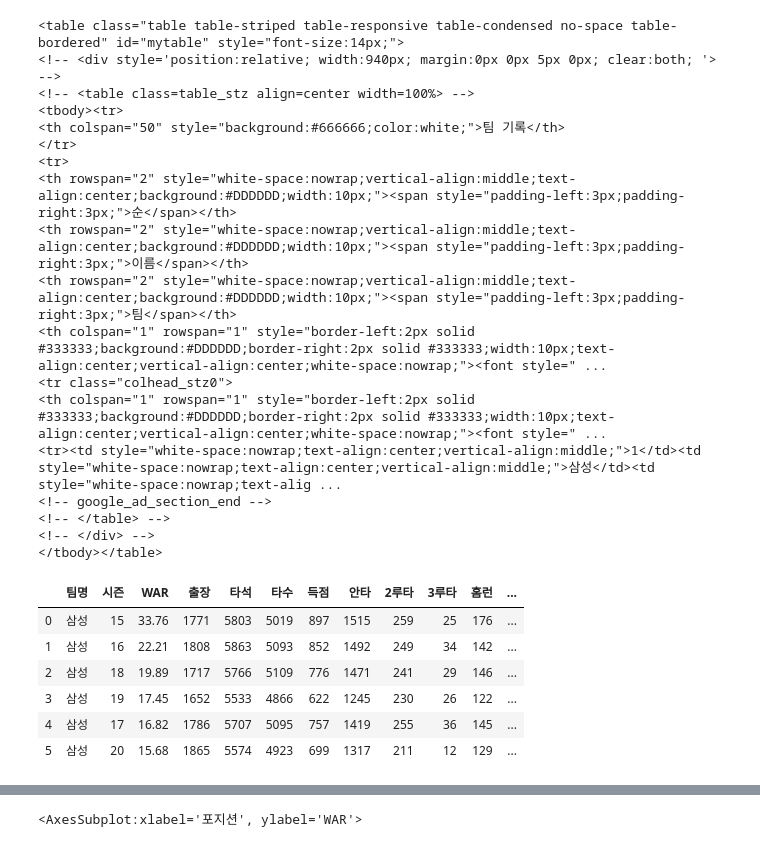
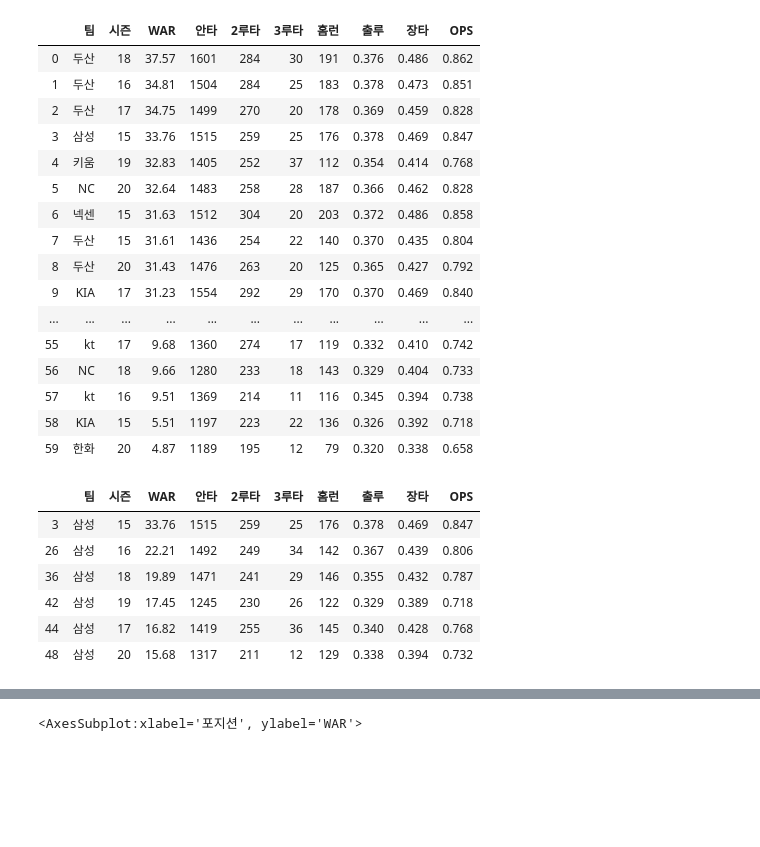
Before and after one commit to jeonprize/KBO-Analysis, a Jupyter notebook: SL preprocessing.ipynb, the cells around one changed output, grey strips where cells are left out. Saved outputs shown, nothing was run; the diff lists cells and outputs as text; code cells hidden in the pictures; blank space fills up the shorter version.

```diff
--- a/SL preprocessing.ipynb
+++ b/SL preprocessing.ipynb
@@ -33,22 +19,0 @@ bsObject = BeautifulSoup(html,"html.parser")
-# %%
-temp = bsObject.find_all("table")[1]
-temp
-# %% [output]
-<table class="table table-striped table-responsive table-condensed no-space table-bordered" id="mytable" style="font-size:14px;">
-<!-- <div style='position:relative; width:940px; margin:0px 0px 5px 0px; clear:both; '> -->
-<!-- <table class=table_stz align=center width=100%> -->
-<tbody><tr>
-<th colspan="50" style="background:#666666;color:white;">팀 기록</th>
-</tr>
-<tr>
-<th rowspan="2" style="white-space:nowrap;vertical-align:middle;text-align:center;background:#DDDDDD;width:10px;"><span style="padding-left:3px;padding-right:3px;">순</span></th>
-<th rowspan="2" style="white-space:nowrap;vertical-align:middle;text-align:center;background:#DDDDDD;width:10px;"><span style="padding-left:3px;padding-right:3px;">이름</span></th>
-<th rowspan="2" style="white-space:nowrap;vertical-align:middle;text-align:center;background:#DDDDDD;width:10px;"><span style="padding-left:3px;padding-right:3px;">팀</span></th>
-<th colspan="1" rowspan="1" style="border-left:2px solid #333333;background:#DDDDDD;border-right:2px solid #333333;width:10px;text-align:center;vertical-align:center;white-space:nowrap;"><font style=" ...
-<tr class="colhead_stz0">
-<th colspan="1" rowspan="1" style="border-left:2px solid #333333;background:#DDDDDD;border-right:2px solid #333333;width:10px;text-align:center;vertical-align:center;white-space:nowrap;"><font style=" ...
-<tr><td style="white-space:nowrap;text-align:center;vertical-align:middle;">1</td><td style="white-space:nowrap;text-align:center;vertical-align:middle;">삼성</td><td style="white-space:nowrap;text-alig ...
-<!-- google_ad_section_end -->
-<!-- </table> -->
-<!-- </div> -->
-</tbody></table>
@@ -77,11 +20,33 @@ SL_df = SL_df.drop("WAR*",axis=1)
-# %%
-SL_df = SL_df.rename({"팀":"시즌","이름":"팀명"},axis='columns')
-SL_df
-# %% [output]
-|  | 팀명 | 시즌 | WAR | 출장 | 타석 | 타수 | 득점 | 안타 | 2루타 | 3루타 | 홈런 | ... |
-| 0 | 삼성 | 15 | 33.76 | 1771 | 5803 | 5019 | 897 | 1515 | 259 | 25 | 176 | ... |
-| 1 | 삼성 | 16 | 22.21 | 1808 | 5863 | 5093 | 852 | 1492 | 249 | 34 | 142 | ... |
-| 2 | 삼성 | 18 | 19.89 | 1717 | 5766 | 5109 | 776 | 1471 | 241 | 29 | 146 | ... |
-| 3 | 삼성 | 19 | 17.45 | 1652 | 5533 | 4866 | 622 | 1245 | 230 | 26 | 122 | ... |
-| 4 | 삼성 | 17 | 16.82 | 1786 | 5707 | 5095 | 757 | 1419 | 255 | 36 | 145 | ... |
-| 5 | 삼성 | 20 | 15.68 | 1865 | 5574 | 4923 | 699 | 1317 | 211 | 12 | 129 | ... |
+# %%
+kbo_stat_df = pd.read_csv("kbo_stat.csv")
+kbo_stat_df
+# 15~20년도 kbo 구단들 스탯
+# %% [output]
+|  | 팀 | 시즌 | WAR | 안타 | 2루타 | 3루타 | 홈런 | 출루 | 장타 | OPS |
+| 0 | 두산 | 18 | 37.57 | 1601 | 284 | 30 | 191 | 0.376 | 0.486 | 0.862 |
+| 1 | 두산 | 16 | 34.81 | 1504 | 284 | 25 | 183 | 0.378 | 0.473 | 0.851 |
+| 2 | 두산 | 17 | 34.75 | 1499 | 270 | 20 | 178 | 0.369 | 0.459 | 0.828 |
+| 3 | 삼성 | 15 | 33.76 | 1515 | 259 | 25 | 176 | 0.378 | 0.469 | 0.847 |
+| 4 | 키움 | 19 | 32.83 | 1405 | 252 | 37 | 112 | 0.354 | 0.414 | 0.768 |
+| 5 | NC | 20 | 32.64 | 1483 | 258 | 28 | 187 | 0.366 | 0.462 | 0.828 |
+| 6 | 넥센 | 15 | 31.63 | 1512 | 304 | 20 | 203 | 0.372 | 0.486 | 0.858 |
+| 7 | 두산 | 15 | 31.61 | 1436 | 254 | 22 | 140 | 0.370 | 0.435 | 0.804 |
+| 8 | 두산 | 20 | 31.43 | 1476 | 263 | 20 | 125 | 0.365 | 0.427 | 0.792 |
+| 9 | KIA | 17 | 31.23 | 1554 | 292 | 29 | 170 | 0.370 | 0.469 | 0.840 |
+| ... | ... | ... | ... | ... | ... | ... | ... | ... | ... | ... |
+| 55 | kt | 17 | 9.68 | 1360 | 274 | 17 | 119 | 0.332 | 0.410 | 0.742 |
+| 56 | NC | 18 | 9.66 | 1280 | 233 | 18 | 143 | 0.329 | 0.404 | 0.733 |
+| 57 | kt | 16 | 9.51 | 1369 | 214 | 11 | 116 | 0.345 | 0.394 | 0.738 |
+| 58 | KIA | 15 | 5.51 | 1197 | 223 | 22 | 136 | 0.326 | 0.392 | 0.718 |
+| 59 | 한화 | 20 | 4.87 | 1189 | 195 | 12 | 79 | 0.320 | 0.338 | 0.658 |
+# %%
+kbo_stat_df = kbo_stat_df[kbo_stat_df["팀"] == "삼성"]
+kbo_stat_df
+# %% [output]
+|  | 팀 | 시즌 | WAR | 안타 | 2루타 | 3루타 | 홈런 | 출루 | 장타 | OPS |
+| 3 | 삼성 | 15 | 33.76 | 1515 | 259 | 25 | 176 | 0.378 | 0.469 | 0.847 |
+| 26 | 삼성 | 16 | 22.21 | 1492 | 249 | 34 | 142 | 0.367 | 0.439 | 0.806 |
+| 36 | 삼성 | 18 | 19.89 | 1471 | 241 | 29 | 146 | 0.355 | 0.432 | 0.787 |
+| 42 | 삼성 | 19 | 17.45 | 1245 | 230 | 26 | 122 | 0.329 | 0.389 | 0.718 |
+| 44 | 삼성 | 17 | 16.82 | 1419 | 255 | 36 | 145 | 0.340 | 0.428 | 0.768 |
+| 48 | 삼성 | 20 | 15.68 | 1317 | 211 | 12 | 129 | 0.338 | 0.394 | 0.732 |
```
Also changed, not shown: parts of 18 cells of this notebook.
